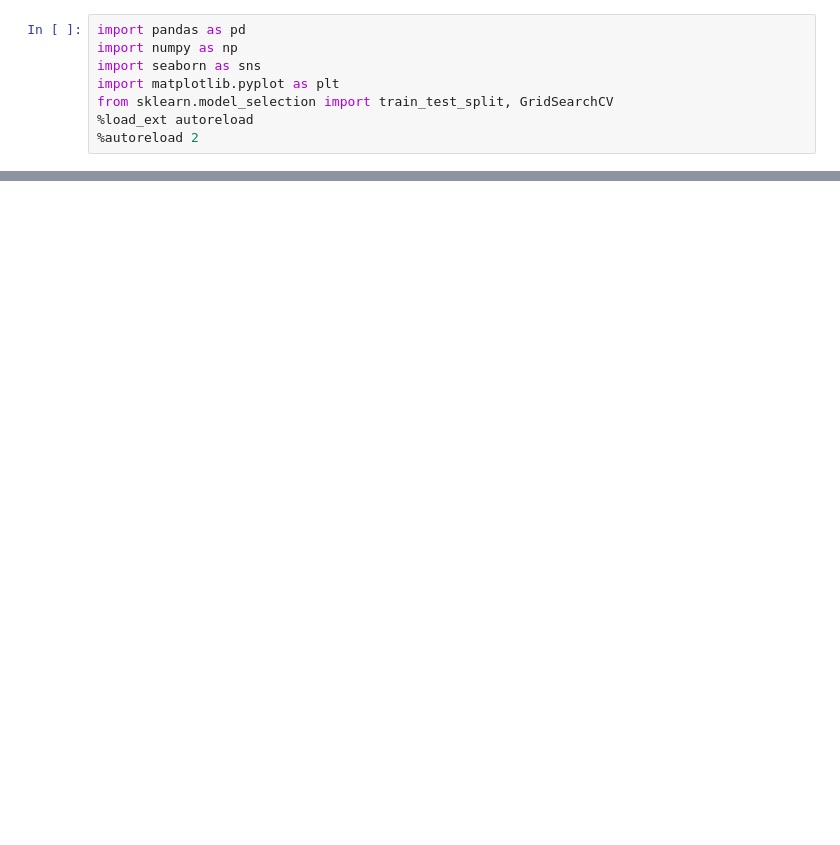
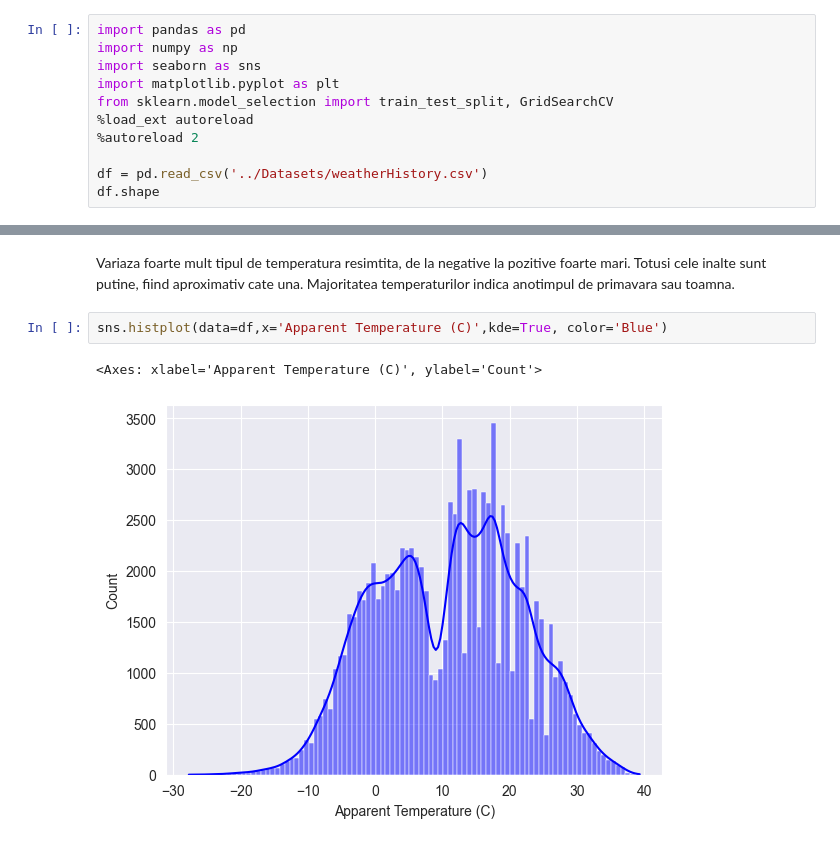
Before and after one commit to Technical-University-of-Cluj-Napoca/proiect-ml-RazvanBarna, a Jupyter notebook: Notebooks/Regression.ipynb, the cells around one changed output, grey strips where cells are left out. Cells and saved outputs as stored; diff of their text form; blank space fills up the shorter version.

```diff
--- a/Notebooks/Regression.ipynb
+++ b/Notebooks/Regression.ipynb
@@ -24,3 +28,6 @@ import matplotlib.pyplot as plt
 from sklearn.model_selection import train_test_split, GridSearchCV
 %load_ext autoreload
 %autoreload 2
+
+df = pd.read_csv('../Datasets/weatherHistory.csv')
+df.shape
@@ -26,0 +172,7 @@ from sklearn.model_selection import train_test_split, GridSearchCV
+# %% [markdown]
+Variaza foarte mult tipul de temperatura resimtita, de la negative la pozitive foarte mari. Totusi cele inalte sunt putine, fiind aproximativ cate una. Majoritatea temperaturilor indica anotimpul de primavara sau toamna.
+# %%
+sns.histplot(data=df,x='Apparent Temperature (C)',kde=True, color='Blue')
+# %% [output]
+<Axes: xlabel='Apparent Temperature (C)', ylabel='Count'>
+[figure, added]
```
Also changed, not shown: parts of 49 cells of this notebook.
